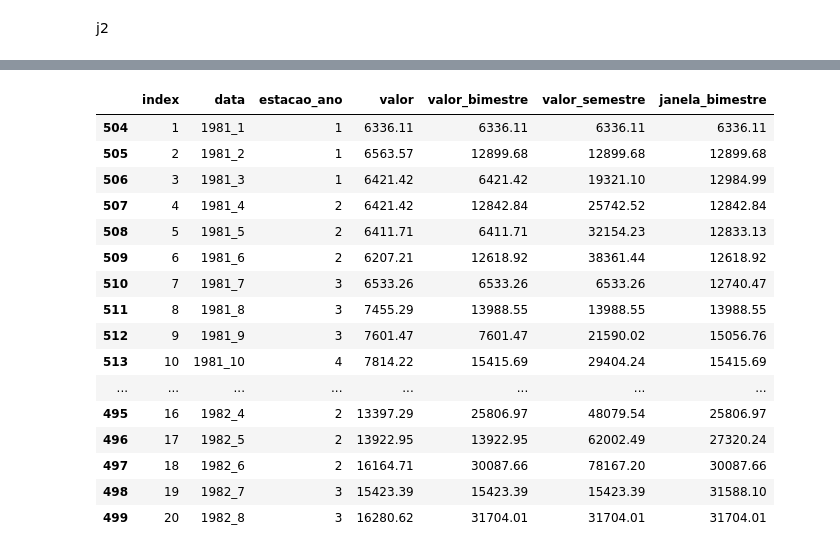
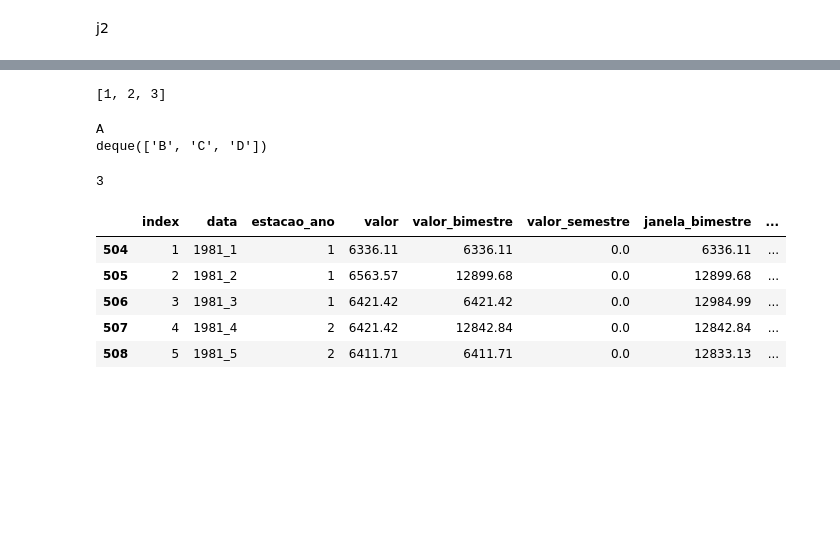
Before and after one commit to mardoniofranca/cafehavana, a Jupyter notebook: src/cafe_java.ipynb, the cells around one changed output, grey strips where cells are left out. Cells and saved outputs as stored; diff of their text form; code cells hidden in the pictures; blank space fills up the shorter version.

```diff
--- a/src/cafe_java.ipynb
+++ b/src/cafe_java.ipynb
@@ -101,4 +98,0 @@ df['valor_bimestre'] = s2
-# %%
-df['valor_semestre'] = s6
-# %%
-df['janela_bimestre'] = j2
@@ -105,20 +114,44 @@ df['janela_bimestre'] = j2
+# %%
+stack.pop()
+stack
+# %% [output]
+[1, 2, 3]
+# %%
+from collections import deque
+fila = deque(['A', 'B', 'C'])
+fila.append('D')
+head = fila.popleft()
+print(head)
+# deque(['B', 'C', 'D'])
+print(fila)
+# %% [output]
+A
+deque(['B', 'C', 'D'])
+# %%
+len(fila)
+# %% [output]
+3
+# %%
+i = 0
+j6    = []
+fila6 = deque()
+for index, row in df.iterrows():
+    valor = row['valor']
+    fila6.append(valor)
+    if len(fila6) > 6:
+        fila6.popleft()
+    s6 = 0
+    for f in fila6:
+        s6 = s6 + f
+    j6.append(s6)
+# %%
+df['valor_bimestre'] = s2; df['valor_semestre'] = s6; df['janela_bimestre'] = j2; df['janela_semestre'] = j6;
 # %%
-df.head(20)
+df.head()
 # %% [output]
-|  | index | data | estacao_ano | valor | valor_bimestre | valor_semestre | janela_bimestre |
-| 504 | 1 | 1981_1 | 1 | 6336.11 | 6336.11 | 6336.11 | 6336.11 |
-| 505 | 2 | 1981_2 | 1 | 6563.57 | 12899.68 | 12899.68 | 12899.68 |
-| 506 | 3 | 1981_3 | 1 | 6421.42 | 6421.42 | 19321.10 | 12984.99 |
-| 507 | 4 | 1981_4 | 2 | 6421.42 | 12842.84 | 25742.52 | 12842.84 |
-| 508 | 5 | 1981_5 | 2 | 6411.71 | 6411.71 | 32154.23 | 12833.13 |
-| 509 | 6 | 1981_6 | 2 | 6207.21 | 12618.92 | 38361.44 | 12618.92 |
-| 510 | 7 | 1981_7 | 3 | 6533.26 | 6533.26 | 6533.26 | 12740.47 |
-| 511 | 8 | 1981_8 | 3 | 7455.29 | 13988.55 | 13988.55 | 13988.55 |
-| 512 | 9 | 1981_9 | 3 | 7601.47 | 7601.47 | 21590.02 | 15056.76 |
-| 513 | 10 | 1981_10 | 4 | 7814.22 | 15415.69 | 29404.24 | 15415.69 |
-| ... | ... | ... | ... | ... | ... | ... | ... |
-| 495 | 16 | 1982_4 | 2 | 13397.29 | 25806.97 | 48079.54 | 25806.97 |
-| 496 | 17 | 1982_5 | 2 | 13922.95 | 13922.95 | 62002.49 | 27320.24 |
-| 497 | 18 | 1982_6 | 2 | 16164.71 | 30087.66 | 78167.20 | 30087.66 |
-| 498 | 19 | 1982_7 | 3 | 15423.39 | 15423.39 | 15423.39 | 31588.10 |
-| 499 | 20 | 1982_8 | 3 | 16280.62 | 31704.01 | 31704.01 | 31704.01 |
+|  | index | data | estacao_ano | valor | valor_bimestre | valor_semestre | janela_bimestre | ... |
+| 504 | 1 | 1981_1 | 1 | 6336.11 | 6336.11 | 0.0 | 6336.11 | ... |
+| 505 | 2 | 1981_2 | 1 | 6563.57 | 12899.68 | 0.0 | 12899.68 | ... |
+| 506 | 3 | 1981_3 | 1 | 6421.42 | 6421.42 | 0.0 | 12984.99 | ... |
+| 507 | 4 | 1981_4 | 2 | 6421.42 | 12842.84 | 0.0 | 12842.84 | ... |
+| 508 | 5 | 1981_5 | 2 | 6411.71 | 6411.71 | 0.0 | 12833.13 | ... |
```
Also changed, not shown: parts of 23 cells of this notebook, 1 other file.
